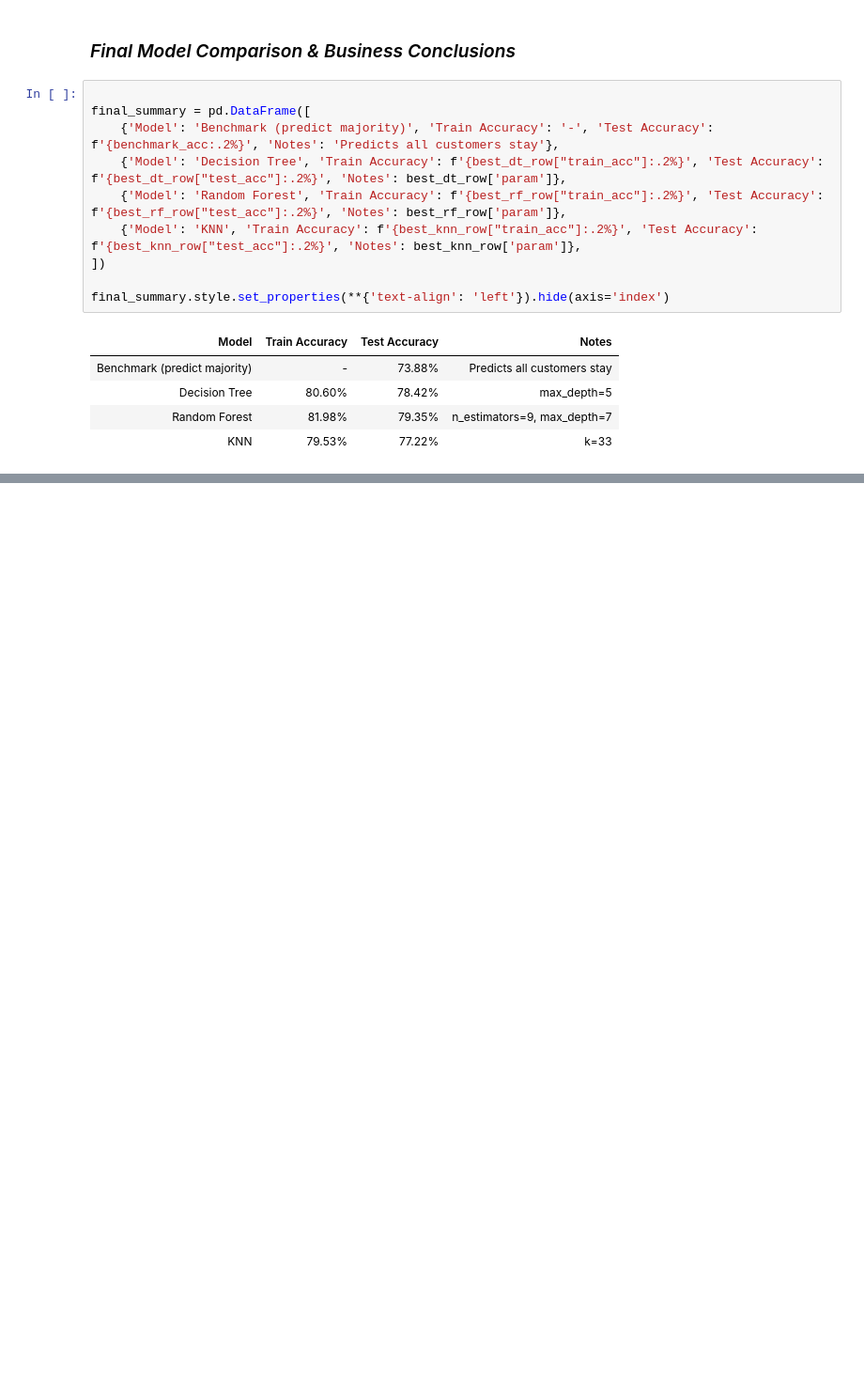
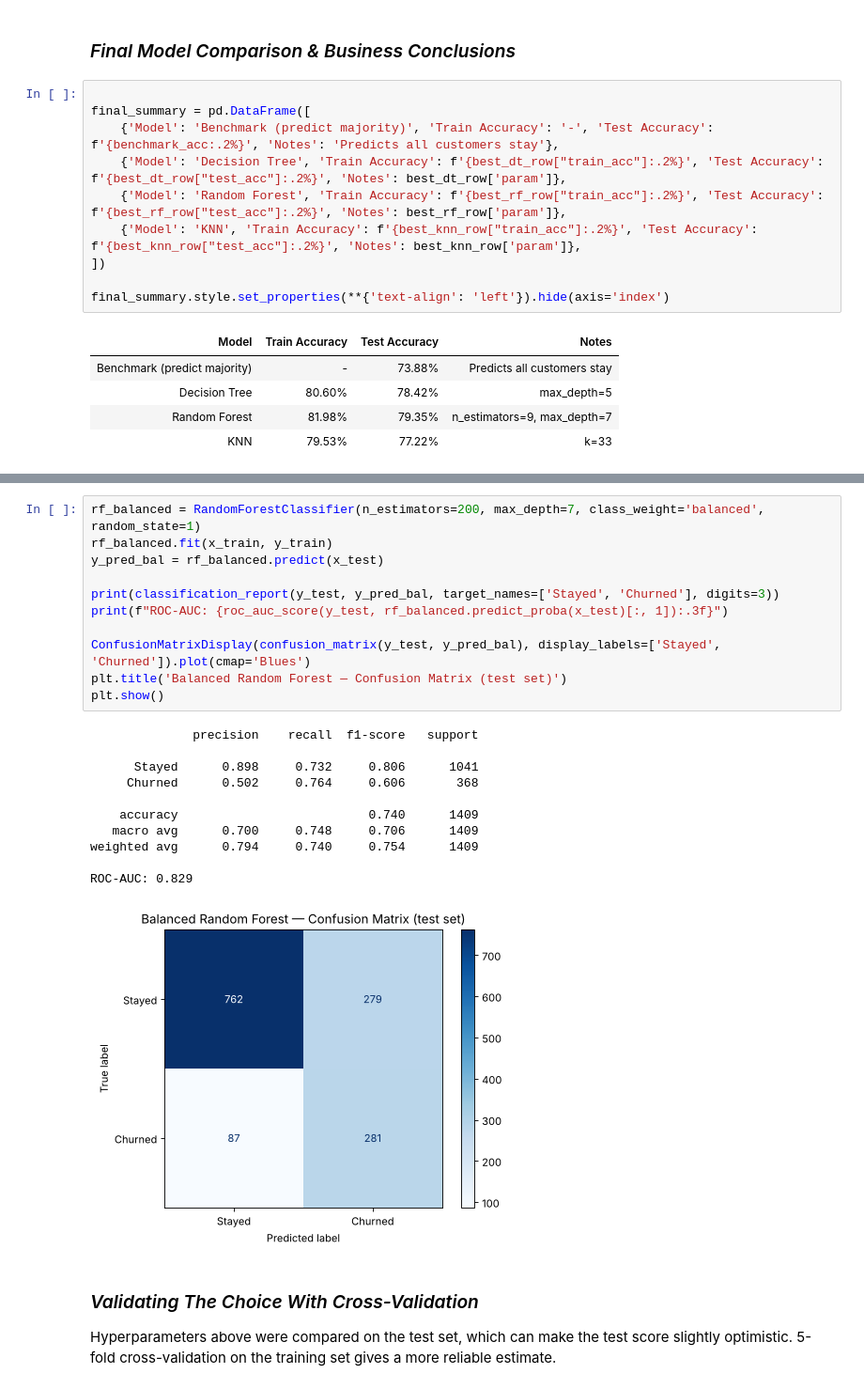
Before and after one commit to barabanovalera1-ui/telecom-churn-prediction, a Jupyter notebook: BigDataProject-Part-A.ipynb, the cells around one changed output, grey strips where cells are left out. Shown at 94% size. Saved outputs shown, nothing was run; the diff lists cells and outputs as text; blank space fills up the shorter version.

```diff
--- a/BigDataProject-Part-A.ipynb
+++ b/BigDataProject-Part-A.ipynb
@@ -671,0 +705,27 @@ final_summary.style.set_properties(**{'text-align': 'left'}).hide(axis='index')
+# %%
+rf_balanced = RandomForestClassifier(n_estimators=200, max_depth=7, class_weight='balanced', random_state=1)
+rf_balanced.fit(x_train, y_train)
+y_pred_bal = rf_balanced.predict(x_test)
+
+print(classification_report(y_test, y_pred_bal, target_names=['Stayed', 'Churned'], digits=3))
+print(f"ROC-AUC: {roc_auc_score(y_test, rf_balanced.predict_proba(x_test)[:, 1]):.3f}")
+
+ConfusionMatrixDisplay(confusion_matrix(y_test, y_pred_bal), display_labels=['Stayed', 'Churned']).plot(cmap='Blues')
+plt.title('Balanced Random Forest — Confusion Matrix (test set)')
+plt.show()
+# %% [output]
+              precision    recall  f1-score   support
+
+      Stayed      0.898     0.732     0.806      1041
+     Churned      0.502     0.764     0.606       368
+
+    accuracy                          0.740      1409
+   macro avg      0.700     0.748     0.706      1409
+weighted avg      0.794     0.740     0.754      1409
+
+ROC-AUC: 0.829
+[figure, added]
+# %% [markdown]
+### *Validating The Choice With Cross-Validation*
+Hyperparameters above were compared on the test set, which can make the test score slightly optimistic.
+5-fold cross-validation on the training set gives a more reliable estimate.
```
Also changed, not shown: parts of 6 cells of this notebook, 2 other files.
